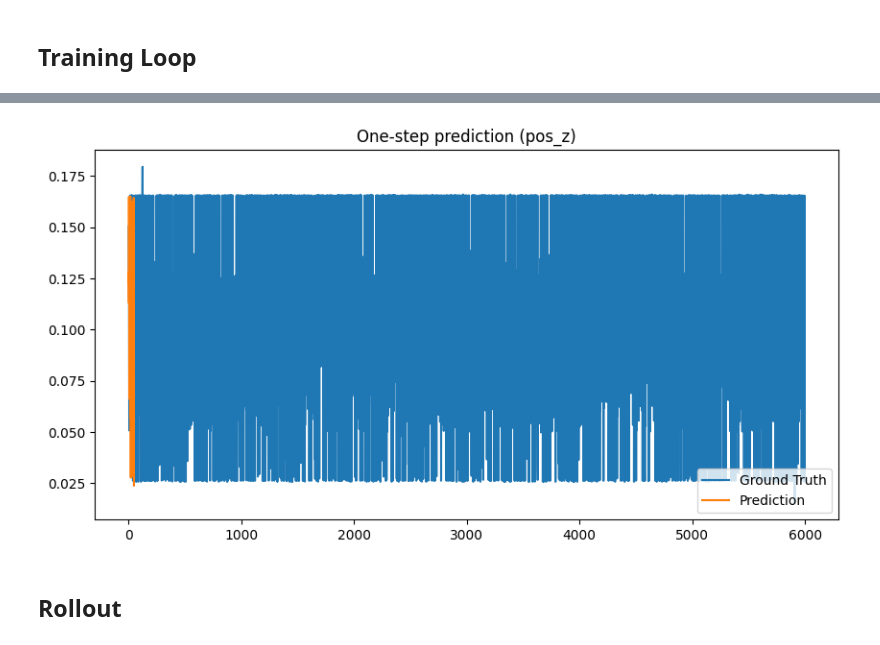
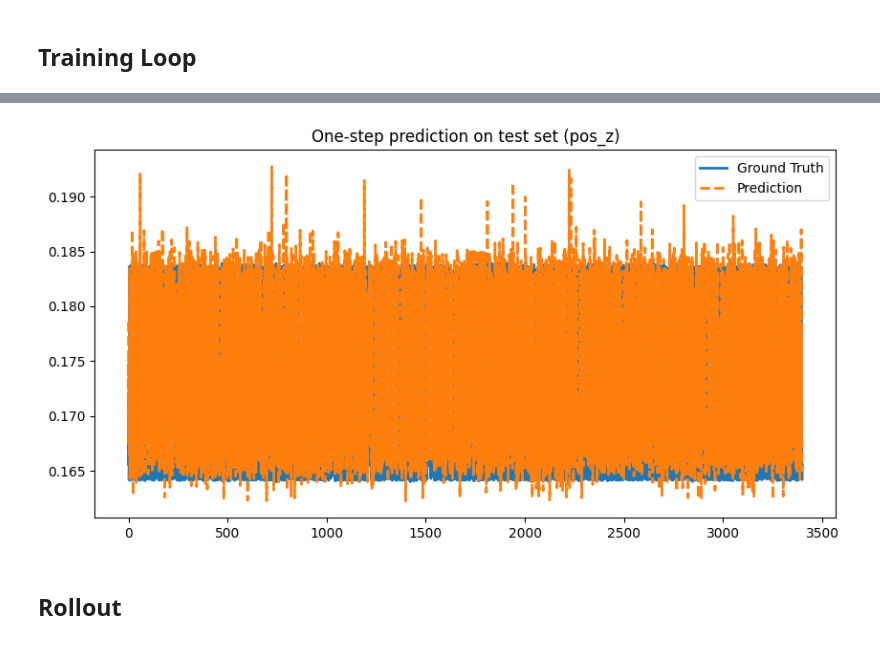
Before and after one commit to cassandraxzhe/mujoco-il, a Jupyter notebook: hopper-il.ipynb, the cells around one changed output, grey strips where cells are left out. Cells and saved outputs as stored; diff of their text form; code cells hidden in the pictures.

Commit message:
Training fixed and CoM plotting for simultation

```diff
--- a/hopper-il.ipynb
+++ b/hopper-il.ipynb
@@ -242,0 +270,18 @@ closedloop11_Nemo44_2024-04-21_19-02-17.mat
+# %%
+eul, pos, torque, thrust, signals = None, None, None, None, None
+for filename, file in data.items():
+    file.clip(3, 13, 100)  # 100 Hz sampling after downsample
+    if eul is not None:
+        eul     = np.concatenate((eul, file.eul_ds), axis=0)
+        pos     = np.concatenate((pos, file.pos_ds), axis=0)
+        signals = np.concatenate((signals, file.signals_ds), axis=0)
+        torque  = np.concatenate((torque, file.torque), axis=0)
+        thrust  = np.concatenate((thrust, file.thrust), axis=0)
+    else:
+        eul, pos, torque, thrust, signals = file.eul_ds, file.pos_ds, file.torque, file.thrust, file.signals_ds
+
+all_data = JumpingData("all_data")
+all_data.eul_ds, all_data.pos_ds, all_data.torque, all_data.thrust, all_data.signals_ds = eul, pos, torque, thrust, signals
+# build X, Y
+all_data.X = np.hstack([all_data.pos_ds, all_data.eul_ds, all_data.signals_ds])[:-1]
+all_data.Y = np.hstack([all_data.pos_ds[1:], all_data.eul_ds[1:]])
@@ -261,12 +310,9 @@ class HopperDataset(Dataset):
 # %%
 from sklearn.model_selection import train_test_split
 
-# TODO: For now, use one file for test. In future iteratre thru all files and concat into one
-file="closedloop23_Nemo44_2024-03-29_19-37-34.mat"
+data = all_data
 
-data_7cm_23 = data[file] # can loop & concat multiple files later
-
-X, Y = data_7cm_23.get_XY()
+X, Y = data.get_XY()
 print(X.shape, Y.shape)
 
 X_train, X_test, Y_train, Y_test = train_test_split(X, Y, test_size=0.2, shuffle=True)
@@ -286,7 +332,7 @@ import torch
 import torch.nn as nn
 
 class HopperMLP(nn.Module):
-    def __init__(self, input_dim, output_dim, hidden_dim=32):
+    def __init__(self, input_dim=10, output_dim=6, hidden_dim=32):
         super().__init__()
         self.net = nn.Sequential(
             nn.Linear(input_dim, hidden_dim),
@@ -344,19 +390,28 @@ Epoch 50, Val Loss: 0.000119
 # %%
 import matplotlib.pyplot as plt
 
 model.eval()
 with torch.no_grad():
-    preds = model(xb).cpu().numpy()
+    # preds = model(xb).cpu().numpy()
+    X_test_tensor = torch.tensor(X_test, dtype=torch.float32)
+    Y_pred_full = model(X_test_tensor).cpu().numpy()
 
 # Example: compare z position (index 2)
+# plt.figure(figsize=(10,5))
+# plt.plot(Y_test[:,2], label="Ground Truth")
+# plt.plot(preds[:,2], label="Prediction")
+# plt.legend()
+# plt.title("One-step prediction (pos_z)")
+# plt.show()
+
 plt.figure(figsize=(10,5))
-plt.plot(Y_test[:,2], label="Ground Truth")
-plt.plot(preds[:,2], label="Prediction")
+plt.plot(Y_test[:,2], label="Ground Truth", linewidth=2)
+plt.plot(Y_pred_full[:,2], "--", label="Prediction", linewidth=2)
 plt.legend()
-plt.title("One-step prediction (pos_z)")
+plt.title("One-step prediction on test set (pos_z)")
 plt.show()
 # %% [output]
-[figure, old version]
+[figure, new version]
 # %% [markdown]
 ## Rollout
 # %%
```
Also changed, not shown: parts of 18 cells of this notebook.
